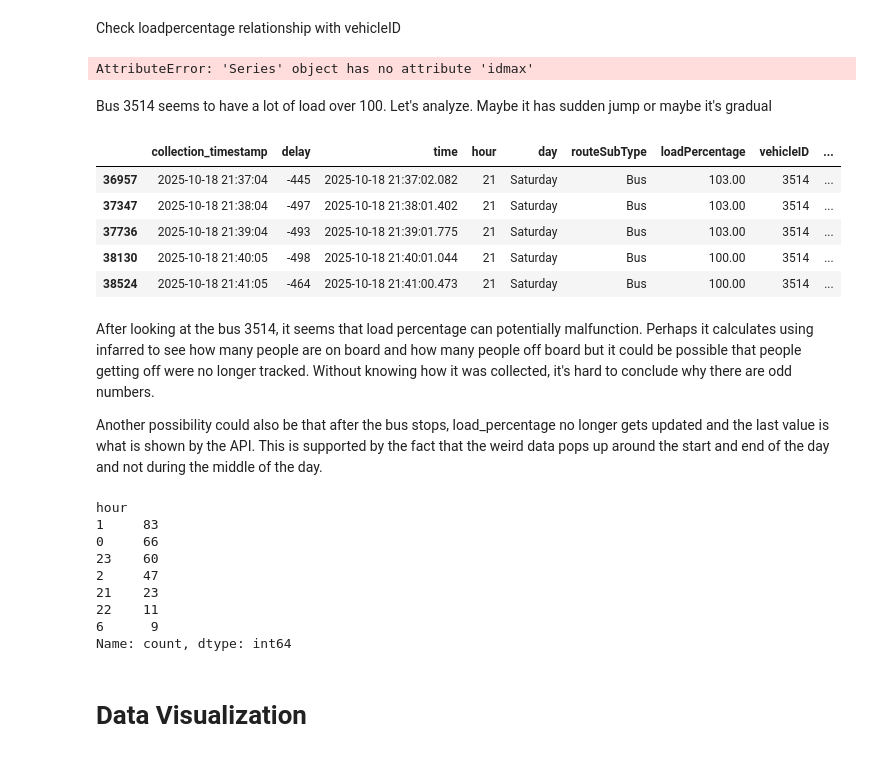
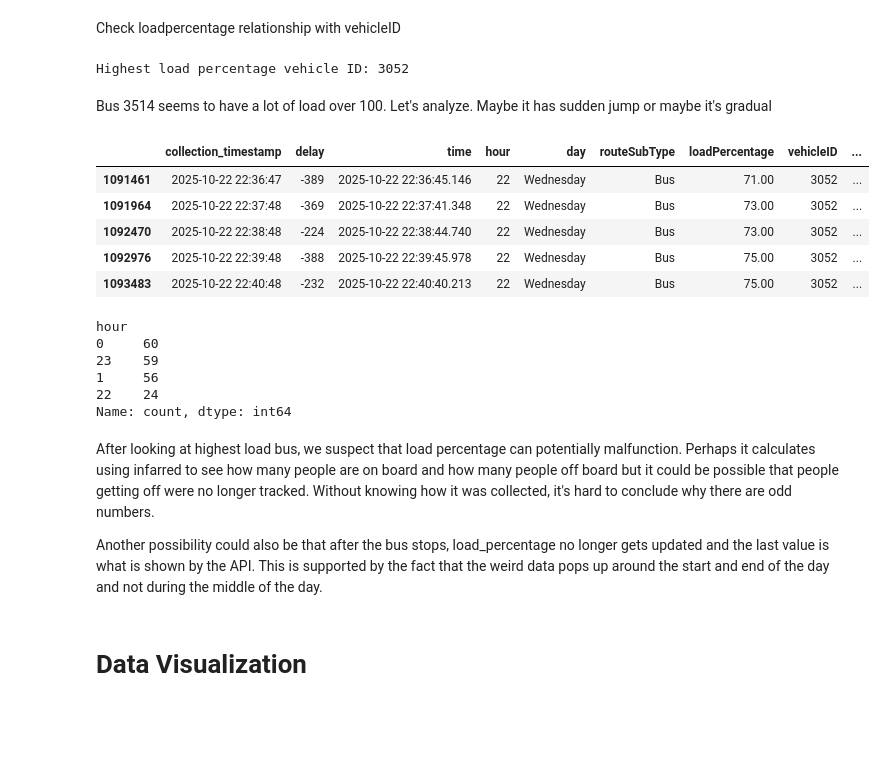
Before and after one commit to dvan2/trimet_data_project, a Jupyter notebook: notebooks/trimet.ipynb, the cells around one changed output. Saved outputs shown, nothing was run; the diff lists cells and outputs as text; code cells hidden in the pictures; blank space fills up the shorter version.

```diff
--- a/notebooks/trimet.ipynb
+++ b/notebooks/trimet.ipynb
@@ -322,47 +304,48 @@ bad_load.head(5)
 # %%
 time_info = ['collection_timestamp', 'delay', 'time', 'hour', 'day']
 # select info to focus on for load
-load_perc_info = time_info.copy() + ['routeSubType', 'loadPercentage', 'vehicleID', 'signMessage', 'inCongestion']
+bus_info = ['routeSubType', 'loadPercentage', 'vehicleID', 'signMessage', 'inCongestion']
+load_perc_info = time_info.copy() + bus_info
 bad_load = bad_load[load_perc_info]
 # %% [markdown]
 Check loadpercentage relationship with vehicleID
-# %%
-bad_load['vehicleID'].idmax()
-# %% [output]
-AttributeError: 'Series' object has no attribute 'idmax'
+# %%
+highest_load_index = df['loadPercentage'].idxmax()
+highest_load = df.loc[highest_load_index, 'vehicleID']
+
+print(f'Highest load percentage vehicle ID: {highest_load}')
+# %% [output]
+Highest load percentage vehicle ID: 3052
 # %% [markdown]
 Bus 3514 seems to have a lot of load over 100.
 Let's analyze.  Maybe it has sudden jump or maybe it's gradual
 # %%
-bus_3514 = df[
-    (df['vehicleID'] == 3514) &
+df_highest_load = df[
+    (df['vehicleID'] == highest_load) &
     (df['loadPercentage'] > 70)
 ].sort_values('time')
-bus_3514 = bus_3514[load_perc_info].copy()
-bus_3514.head(5)
+df_highest_load = df_highest_load[time_info + bus_info].copy()
+df_highest_load.head(5)
 # %% [output]
 |  | collection_timestamp | delay | time | hour | day | routeSubType | loadPercentage | vehicleID | ... |
-| 36957 | 2025-10-18 21:37:04 | -445 | 2025-10-18 21:37:02.082 | 21 | Saturday | Bus | 103.00 | 3514 | ... |
-| 37347 | 2025-10-18 21:38:04 | -497 | 2025-10-18 21:38:01.402 | 21 | Saturday | Bus | 103.00 | 3514 | ... |
-| 37736 | 2025-10-18 21:39:04 | -493 | 2025-10-18 21:39:01.775 | 21 | Saturday | Bus | 103.00 | 3514 | ... |
-| 38130 | 2025-10-18 21:40:05 | -498 | 2025-10-18 21:40:01.044 | 21 | Saturday | Bus | 100.00 | 3514 | ... |
-| 38524 | 2025-10-18 21:41:05 | -464 | 2025-10-18 21:41:00.473 | 21 | Saturday | Bus | 100.00 | 3514 | ... |
+| 1091461 | 2025-10-22 22:36:47 | -389 | 2025-10-22 22:36:45.146 | 22 | Wednesday | Bus | 71.00 | 3052 | ... |
+| 1091964 | 2025-10-22 22:37:48 | -369 | 2025-10-22 22:37:41.348 | 22 | Wednesday | Bus | 73.00 | 3052 | ... |
+| 1092470 | 2025-10-22 22:38:48 | -224 | 2025-10-22 22:38:44.740 | 22 | Wednesday | Bus | 73.00 | 3052 | ... |
+| 1092976 | 2025-10-22 22:39:48 | -388 | 2025-10-22 22:39:45.978 | 22 | Wednesday | Bus | 75.00 | 3052 | ... |
+| 1093483 | 2025-10-22 22:40:48 | -232 | 2025-10-22 22:40:40.213 | 22 | Wednesday | Bus | 75.00 | 3052 | ... |
+# %%
+df_highest_load['hour'].value_counts()
+# %% [output]
+hour
+0     60
+23    59
+1     56
+22    24
+Name: count, dtype: int64
 # %% [markdown]
-After looking at the bus 3514, it seems that load percentage can potentially malfunction.  Perhaps it calculates using infarred to see how many people are on board and how many people off board but it could be possible that people getting off were no longer tracked.  Without knowing how it was collected, it's hard to conclude why there are odd numbers.
+After looking at highest load bus, we suspect that load percentage can potentially malfunction.  Perhaps it calculates using infarred to see how many people are on board and how many people off board but it could be possible that people getting off were no longer tracked.  Without knowing how it was collected, it's hard to conclude why there are odd numbers.
 
 Another possibility could also be that after the bus stops, load_percentage no longer gets updated and the last value is what is shown by the API.  This is supported by the fact that the weird data pops up around the start and end of the day and not during the middle of the day.
-# %%
-bus_3514['hour'].value_counts()
-# %% [output]
-hour
-1     83
-0     66
-23    60
-2     47
-21    23
-22    11
-6      9
-Name: count, dtype: int64
 # %% [markdown]
 # Data Visualization
 # %% [markdown]
```
Also changed, not shown: parts of 21 cells of this notebook.
